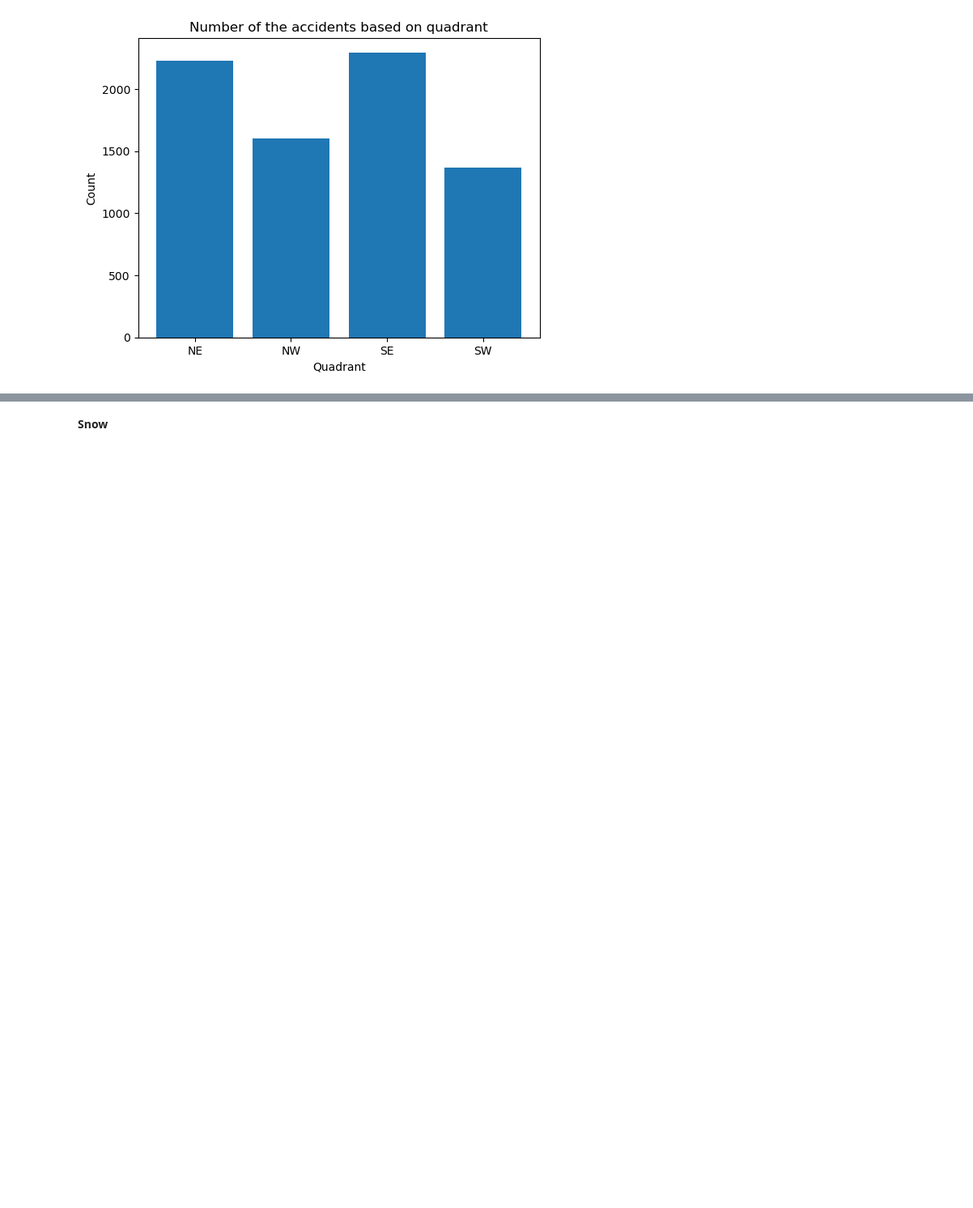
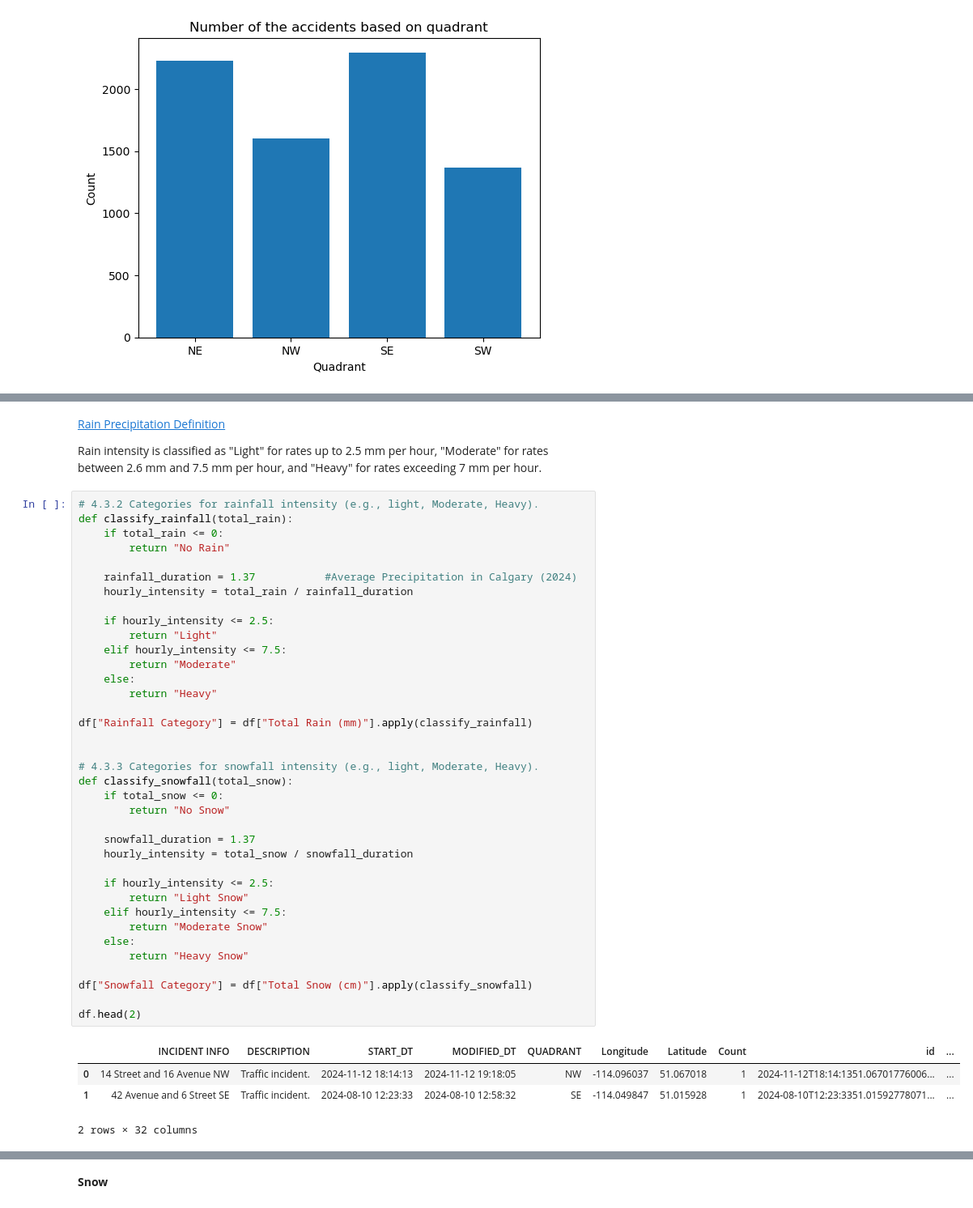
Before and after one commit to aliUofCafkhami/601-Project, a Jupyter notebook: Project 601.ipynb, the cells around one changed output, grey strips where cells are left out. Shown at 81% size. Drawn from its saved outputs; the diff is of its cells as text; blank space fills up the shorter version.

```diff
--- a/Project 601.ipynb
+++ b/Project 601.ipynb
@@ -717,0 +774,46 @@ df['Total Snow (cm)'].isna().sum()
+# %% [markdown]
+[Rain Precipitation Definition](https://climate.weather.gc.ca/glossary_e.html)
+
+Rain intensity is classified as "Light" for rates up to 2.5 mm per hour, "Moderate" for rates between 2.6 mm and 7.5 mm per hour, and "Heavy" for rates exceeding 7 mm per hour.
+# %%
+# 4.3.2 Categories for rainfall intensity (e.g., light, Moderate, Heavy).
+def classify_rainfall(total_rain):
+    if total_rain <= 0:
+        return "No Rain"
+
+    rainfall_duration = 1.37           #Average Precipitation in Calgary (2024)
+    hourly_intensity = total_rain / rainfall_duration
+
+    if hourly_intensity <= 2.5:
+        return "Light"
+    elif hourly_intensity <= 7.5:
+        return "Moderate"
+    else:
+        return "Heavy"
+
+df["Rainfall Category"] = df["Total Rain (mm)"].apply(classify_rainfall)
+
+
+# 4.3.3 Categories for snowfall intensity (e.g., light, Moderate, Heavy).
+def classify_snowfall(total_snow):
+    if total_snow <= 0:
+        return "No Snow"
+
+    snowfall_duration = 1.37
+    hourly_intensity = total_snow / snowfall_duration
+
+    if hourly_intensity <= 2.5:
+        return "Light Snow"
+    elif hourly_intensity <= 7.5:
+        return "Moderate Snow"
+    else:
+        return "Heavy Snow"
+
+df["Snowfall Category"] = df["Total Snow (cm)"].apply(classify_snowfall)
+
+df.head(2)
+# %% [output]
+|  | INCIDENT INFO | DESCRIPTION | START_DT | MODIFIED_DT | QUADRANT | Longitude | Latitude | Count | id | ... |
+| 0 | 14 Street and 16 Avenue NW | Traffic incident. | 2024-11-12 18:14:13 | 2024-11-12 19:18:05 | NW | -114.096037 | 51.067018 | 1 | 2024-11-12T18:14:1351.06701776006... | ... |
+| 1 | 42 Avenue and 6 Street SE | Traffic incident. | 2024-08-10 12:23:33 | 2024-08-10 12:58:32 | SE | -114.049847 | 51.015928 | 1 | 2024-08-10T12:23:3351.01592778071... | ... |
+2 rows × 32 columns
```
Also changed, not shown: parts of 57 cells of this notebook.
